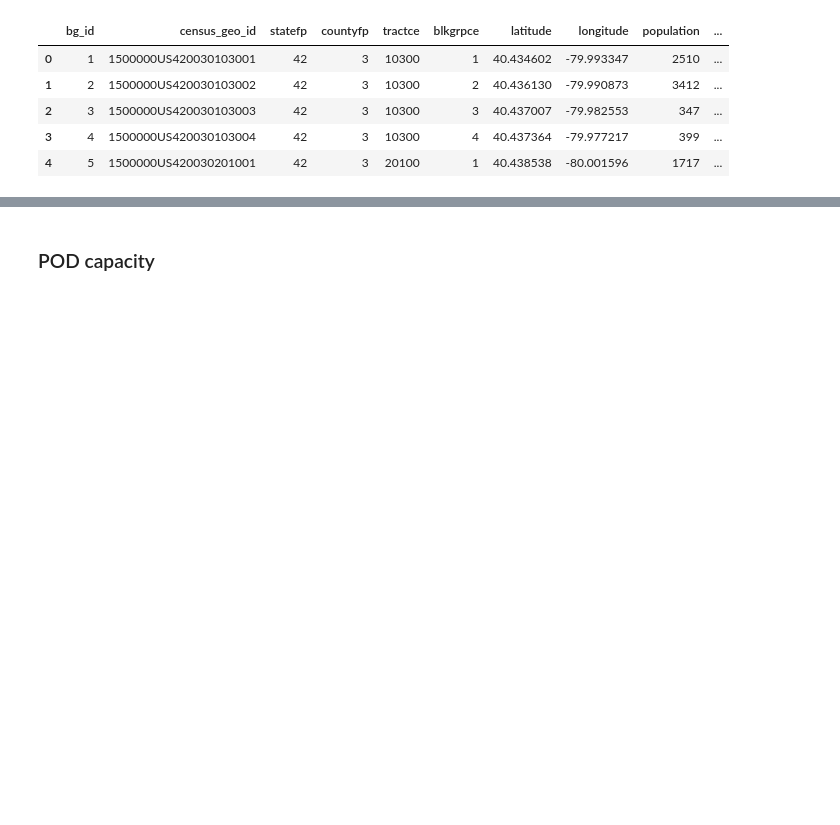
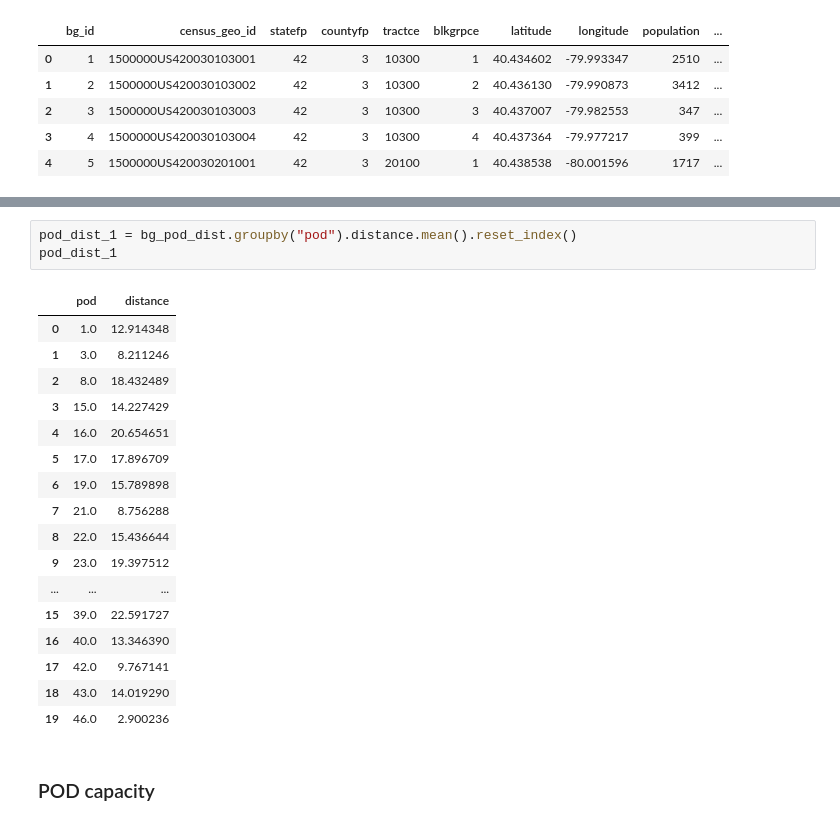
Before and after one commit to espeigle36/points-of-dispense, a Jupyter notebook: Analysis.ipynb, the cells around one changed output, grey strips where cells are left out. Cells and saved outputs as stored; diff of their text form; blank space fills up the shorter version.

```diff
--- a/Analysis.ipynb
+++ b/Analysis.ipynb
@@ -197,3 +267,24 @@ dist_miles[[1]]
+# %%
+pod_dist_1 = bg_pod_dist.groupby("pod").distance.mean().reset_index()
+pod_dist_1
+# %% [output]
+|  | pod | distance |
+| 0 | 1.0 | 12.914348 |
+| 1 | 3.0 | 8.211246 |
+| 2 | 8.0 | 18.432489 |
+| 3 | 15.0 | 14.227429 |
+| 4 | 16.0 | 20.654651 |
+| 5 | 17.0 | 17.896709 |
+| 6 | 19.0 | 15.789898 |
+| 7 | 21.0 | 8.756288 |
+| 8 | 22.0 | 15.436644 |
+| 9 | 23.0 | 19.397512 |
+| ... | ... | ... |
+| 15 | 39.0 | 22.591727 |
+| 16 | 40.0 | 13.346390 |
+| 17 | 42.0 | 9.767141 |
+| 18 | 43.0 | 14.019290 |
+| 19 | 46.0 | 2.900236 |
 # %% [markdown]
 ### POD capacity
 # %%
```
Also changed, not shown: parts of 9 cells of this notebook.
